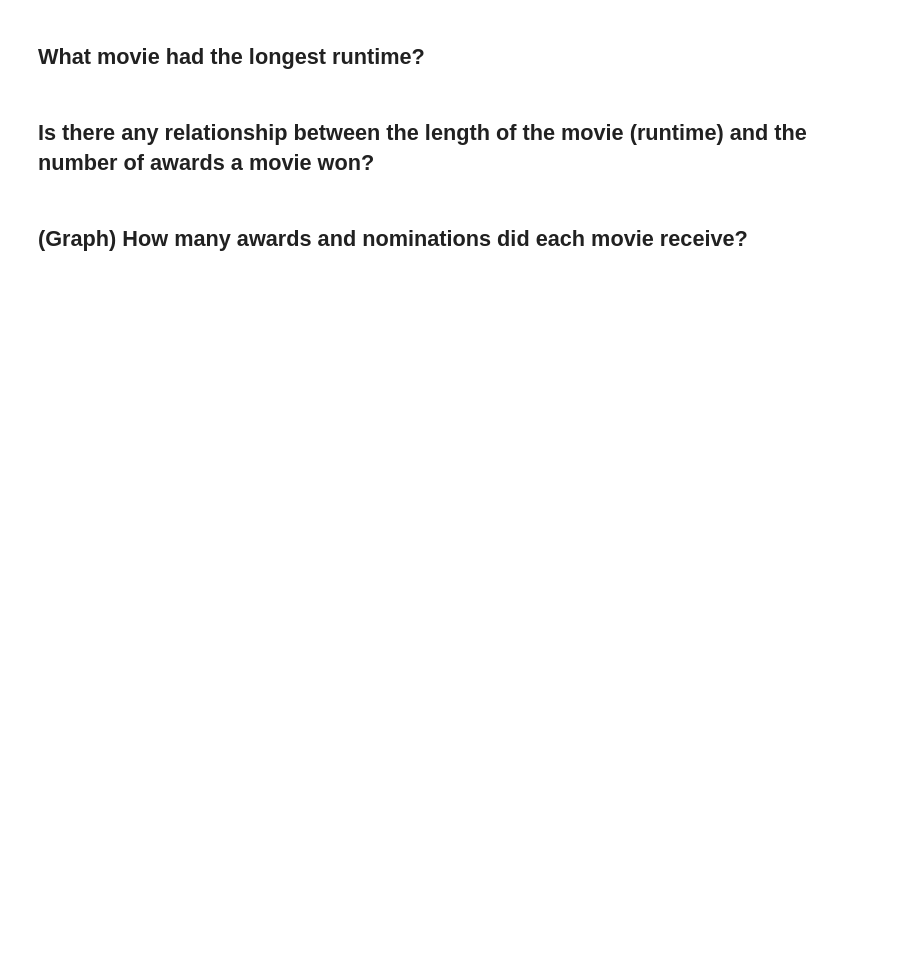
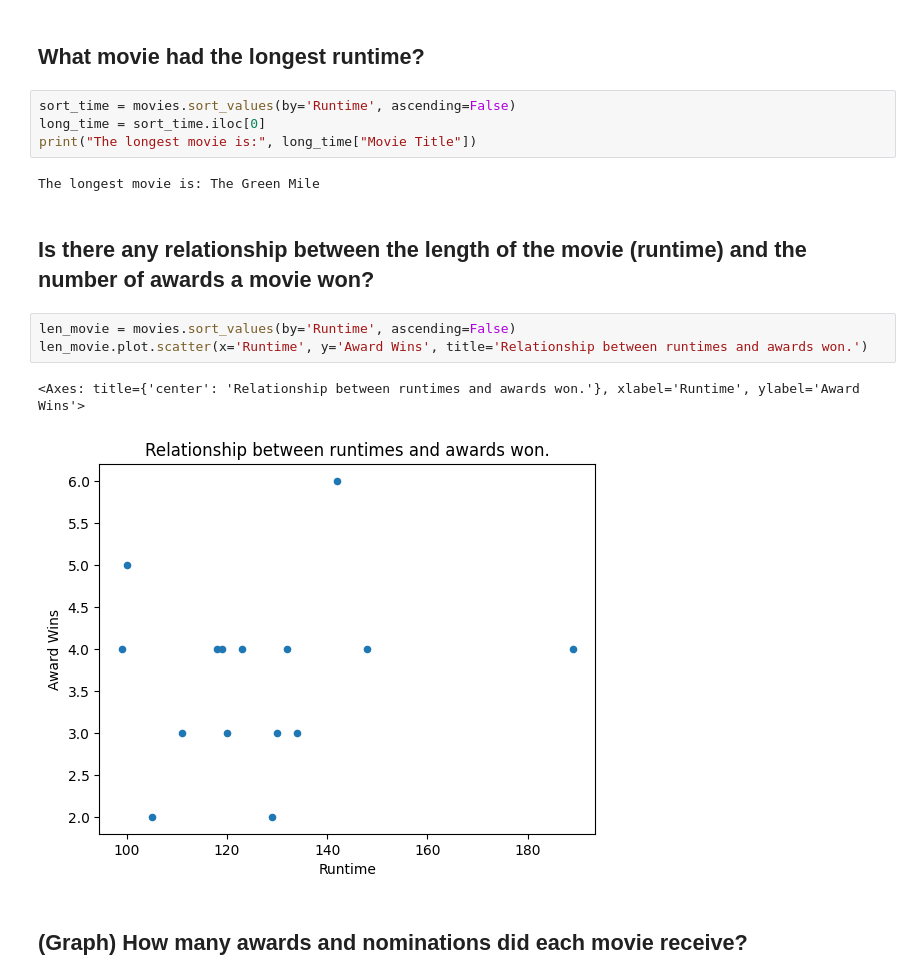
Before and after one commit to Schaeffer2013/movie_analysis, a Jupyter notebook: movie_analysis.ipynb, the cells around one changed output. Cells and saved outputs as stored; diff of their text form; blank space fills up the shorter version.

```diff
--- a/movie_analysis.ipynb
+++ b/movie_analysis.ipynb
@@ -19,6 +23,18 @@ runtimes.plot.bar(x='Movie Title', y='Runtime', xlabel='Movie', ylabel='Runtime
 # %% [markdown]
 ## What movie had the longest runtime?
+# %%
+sort_time = movies.sort_values(by='Runtime', ascending=False)
+long_time = sort_time.iloc[0]
+print("The longest movie is:", long_time["Movie Title"])
+# %% [output]
+The longest movie is: The Green Mile
 # %% [markdown]
 ## Is there any relationship between the length of the movie (runtime) and the number of awards a movie won?
+# %%
+len_movie = movies.sort_values(by='Runtime', ascending=False)
+len_movie.plot.scatter(x='Runtime', y='Award Wins', title='Relationship between runtimes and awards won.')
+# %% [output]
+<Axes: title={'center': 'Relationship between runtimes and awards won.'}, xlabel='Runtime', ylabel='Award Wins'>
+[figure, added]
 # %% [markdown]
 ## (Graph) How many awards and nominations did each movie receive?
```
Also changed, not shown: parts of 6 cells of this notebook, 3 other files.
